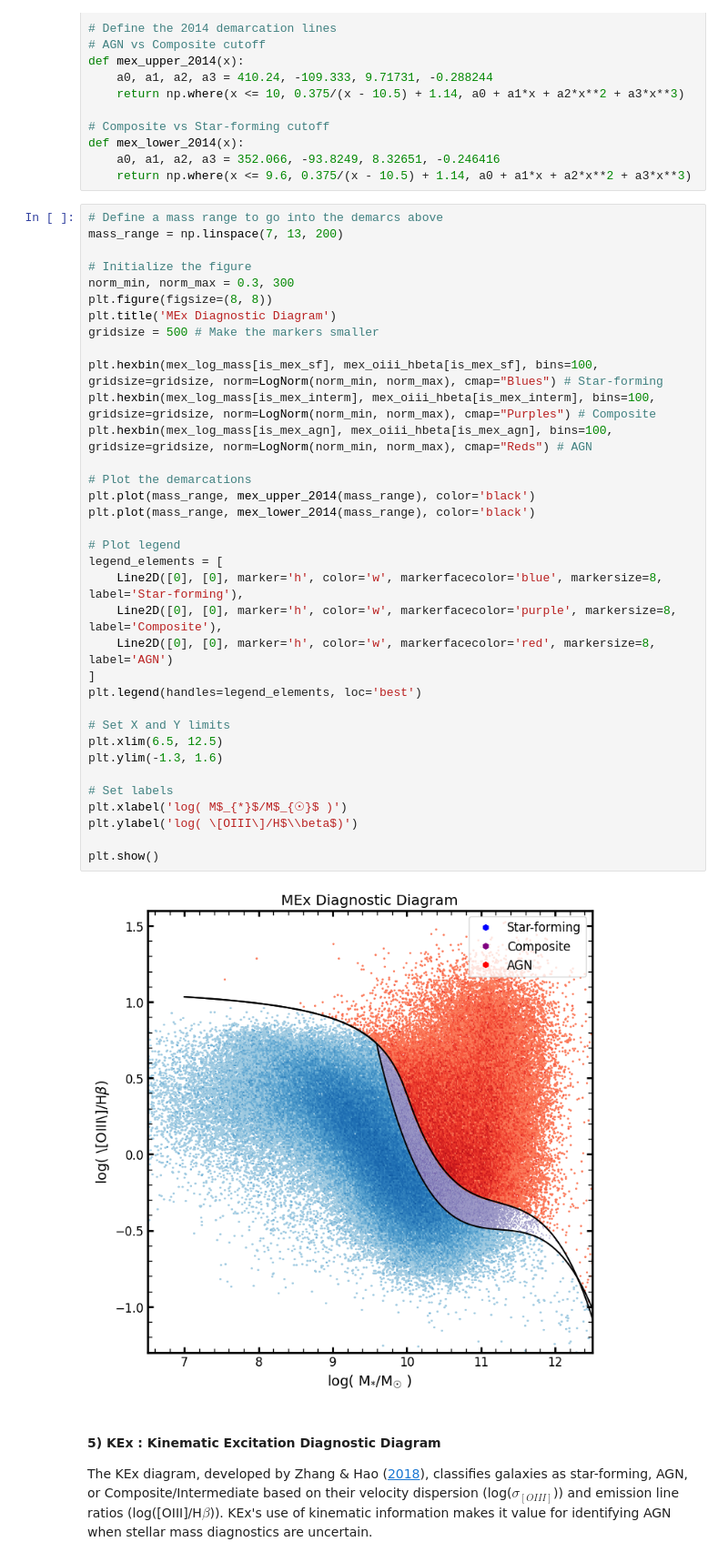
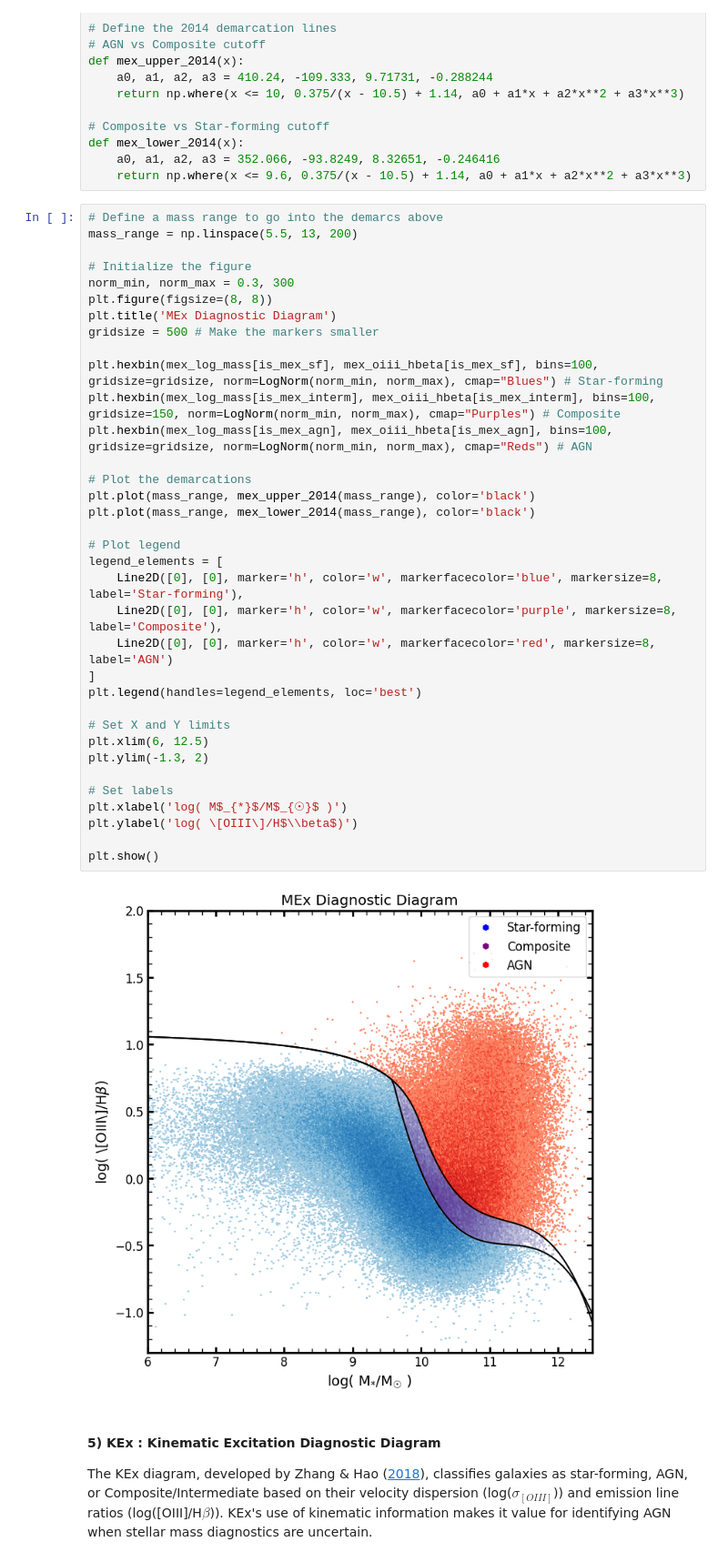
Before and after one commit to astro-datalab/notebooks-latest, a Jupyter notebook: 03_ScienceExamples/DESI/03_DESI_AGNQSO_VAC_tutorial.ipynb, the cells around one changed output. Shown at 91% size. Drawn from its saved outputs; the diff is of its cells as text.

```diff
--- a/03_ScienceExamples/DESI/03_DESI_AGNQSO_VAC_tutorial.ipynb
+++ b/03_ScienceExamples/DESI/03_DESI_AGNQSO_VAC_tutorial.ipynb
@@ -751,41 +758,41 @@ def mex_lower_2014(x):
     return np.where(x <= 9.6, 0.375/(x - 10.5) + 1.14, a0 + a1*x + a2*x**2 + a3*x**3)
 # %%
 # Define a mass range to go into the demarcs above
-mass_range = np.linspace(7, 13, 200)
+mass_range = np.linspace(5.5, 13, 200)
 
 # Initialize the figure
 norm_min, norm_max = 0.3, 300
 plt.figure(figsize=(8, 8))
 plt.title('MEx Diagnostic Diagram')
 gridsize = 500 # Make the markers smaller
 
 plt.hexbin(mex_log_mass[is_mex_sf], mex_oiii_hbeta[is_mex_sf], bins=100, gridsize=gridsize, norm=LogNorm(norm_min, norm_max), cmap="Blues") # Star-forming
-plt.hexbin(mex_log_mass[is_mex_interm], mex_oiii_hbeta[is_mex_interm], bins=100, gridsize=gridsize, norm=LogNorm(norm_min, norm_max), cmap="Purples") # Composite
+plt.hexbin(mex_log_mass[is_mex_interm], mex_oiii_hbeta[is_mex_interm], bins=100, gridsize=150, norm=LogNorm(norm_min, norm_max), cmap="Purples") # Composite
 plt.hexbin(mex_log_mass[is_mex_agn], mex_oiii_hbeta[is_mex_agn], bins=100, gridsize=gridsize, norm=LogNorm(norm_min, norm_max), cmap="Reds") # AGN
 
 # Plot the demarcations
 plt.plot(mass_range, mex_upper_2014(mass_range), color='black')
 plt.plot(mass_range, mex_lower_2014(mass_range), color='black')
 
 # Plot legend
 legend_elements = [
     Line2D([0], [0], marker='h', color='w', markerfacecolor='blue', markersize=8, label='Star-forming'),
     Line2D([0], [0], marker='h', color='w', markerfacecolor='purple', markersize=8, label='Composite'),
     Line2D([0], [0], marker='h', color='w', markerfacecolor='red', markersize=8, label='AGN')
 ]
 plt.legend(handles=legend_elements, loc='best')
 
 # Set X and Y limits
-plt.xlim(6.5, 12.5)
-plt.ylim(-1.3, 1.6)
+plt.xlim(6, 12.5)
+plt.ylim(-1.3, 2)
 
 # Set labels
 plt.xlabel('log( M$_{*}$/M$_{☉}$ )')
 plt.ylabel('log( \[OIII\]/H$\\beta$)')
 
 plt.show()
 # %% [output]
-[figure, old version]
+[figure, new version]
 # %% [markdown]
 <a class="anchor" id="kex"></a>
 #### 5) KEx : Kinematic Excitation Diagnostic Diagram
```
Also changed, not shown: parts of 29 cells of this notebook, 1 other file.
